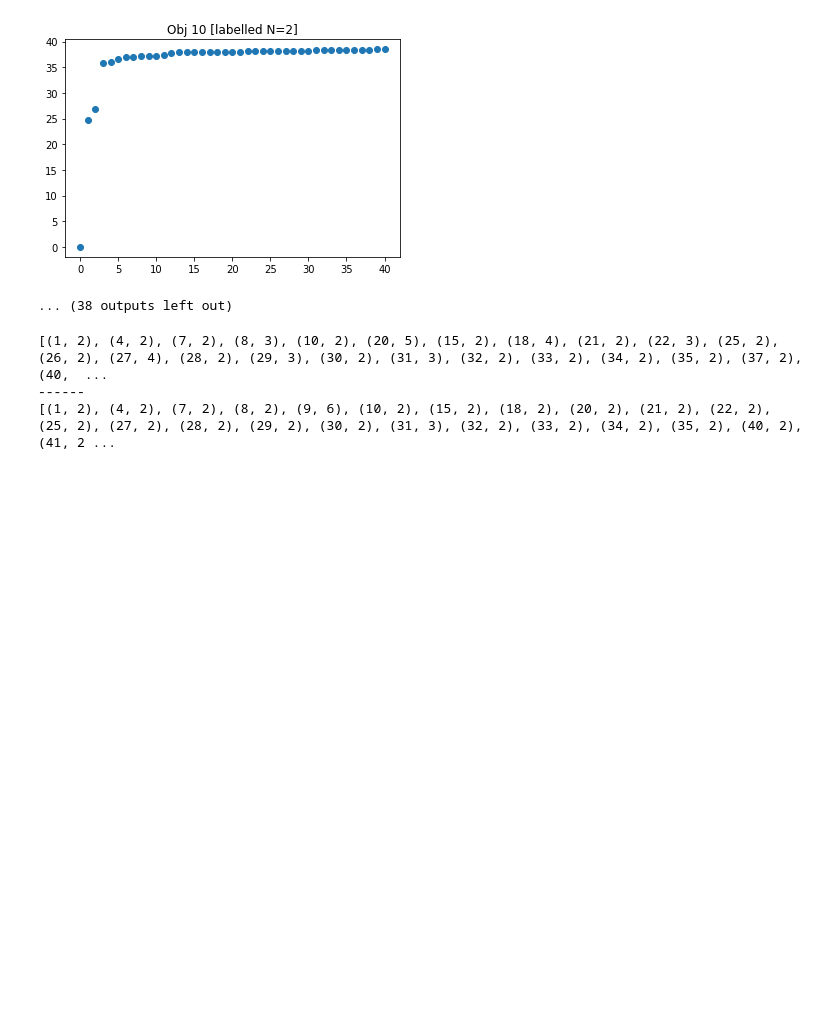
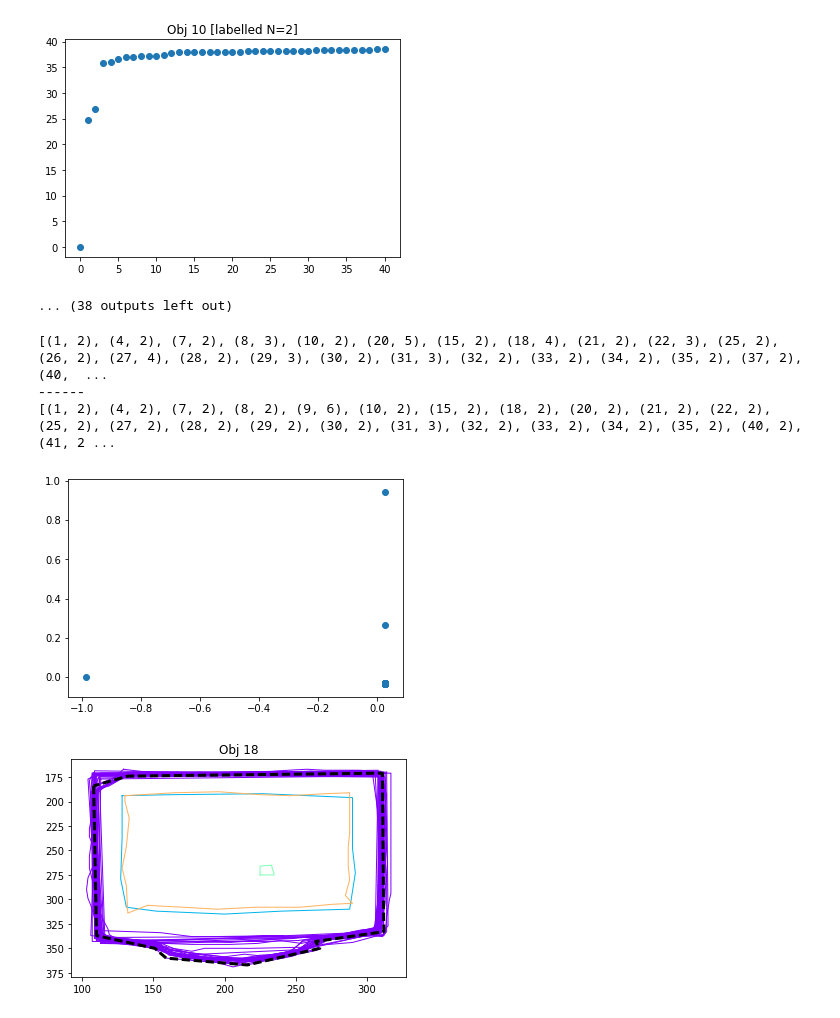
Before and after one commit to cognoscentai/segmentation, a Jupyter notebook: ipynb/spectral clustering.ipynb, the cells around one changed output. Saved outputs shown, nothing was run; the diff lists cells and outputs as text; code cells hidden in the pictures; blank space fills up the shorter version.

Commit message:
spectral clustering fix

```diff
--- a/ipynb/spectral clustering.ipynb
+++ b/ipynb/spectral clustering.ipynb
@@ -232,3 +232,39 @@ print objN_lst_auto
 [(1, 2), (4, 2), (7, 2), (8, 3), (10, 2), (20, 5), (15, 2), (18, 4), (21, 2), (22, 3), (25, 2), (26, 2), (27, 4), (28, 2), (29, 3), (30, 2), (31, 3), (32, 2), (33, 2), (34, 2), (35, 2), (37, 2), (40,  ...
 ------
 [(1, 2), (4, 2), (7, 2), (8, 2), (9, 6), (10, 2), (15, 2), (18, 2), (20, 2), (21, 2), (22, 2), (25, 2), (27, 2), (28, 2), (29, 2), (30, 2), (31, 3), (32, 2), (33, 2), (34, 2), (35, 2), (40, 2), (41, 2 ...
+# %%
+def spectral_coord(aff_mat, k):
+    aff_mat = aff_mat - np.eye(len(aff_mat))
+    import pygsp
+    g = pygsp.graphs.Graph(aff_mat)
+    g.compute_fourier_basis()
+    return g.U[:,1:k]
+# %%
+def better_spectral_clustering(obj,k):
+    aff_mat,worker_lst = compute_jaccard_affinity_matrix(obj)
+
+    worker_coord = spectral_coord(aff_mat,k)
+
+    plt.scatter(worker_coord[:,0],worker_coord[:,1])
+
+    kmeans = cluster.KMeans(k)
+
+    labels =kmeans.fit_predict(worker_coord)
+
+    bb_objects = bb_info[bb_info["object_id"]==obj]
+    plt.figure()
+    plt.title("Obj {}".format(obj))
+    #         colors = ["blue","red","green","magenta","orange"]
+    #         for i,ylabel in enumerate(list(set(labels))):
+    cmap = plt.cm.rainbow
+    for i,ylabel in enumerate(list(set(labels))):
+        c = cmap(i / float(len(list(set(labels)))))
+        workers_in_cluster = np.where(labels==ylabel)[0]
+        for widx in workers_in_cluster:
+            plot_coords(worker_polygon(bb_objects,worker_lst[widx]),reverse_xy=True,color=c,fill_color="")
+    plot_coords(ground_truth_T(obj),color="black",fill_color="",reverse_xy=True,lw=3,linestyle='--',invert_y=True)
+# %%
+better_spectral_clustering(18,4)
+# %% [output]
+[figure, added]
+[figure, added]
```
Also changed, not shown: parts of 2 cells of this notebook.
